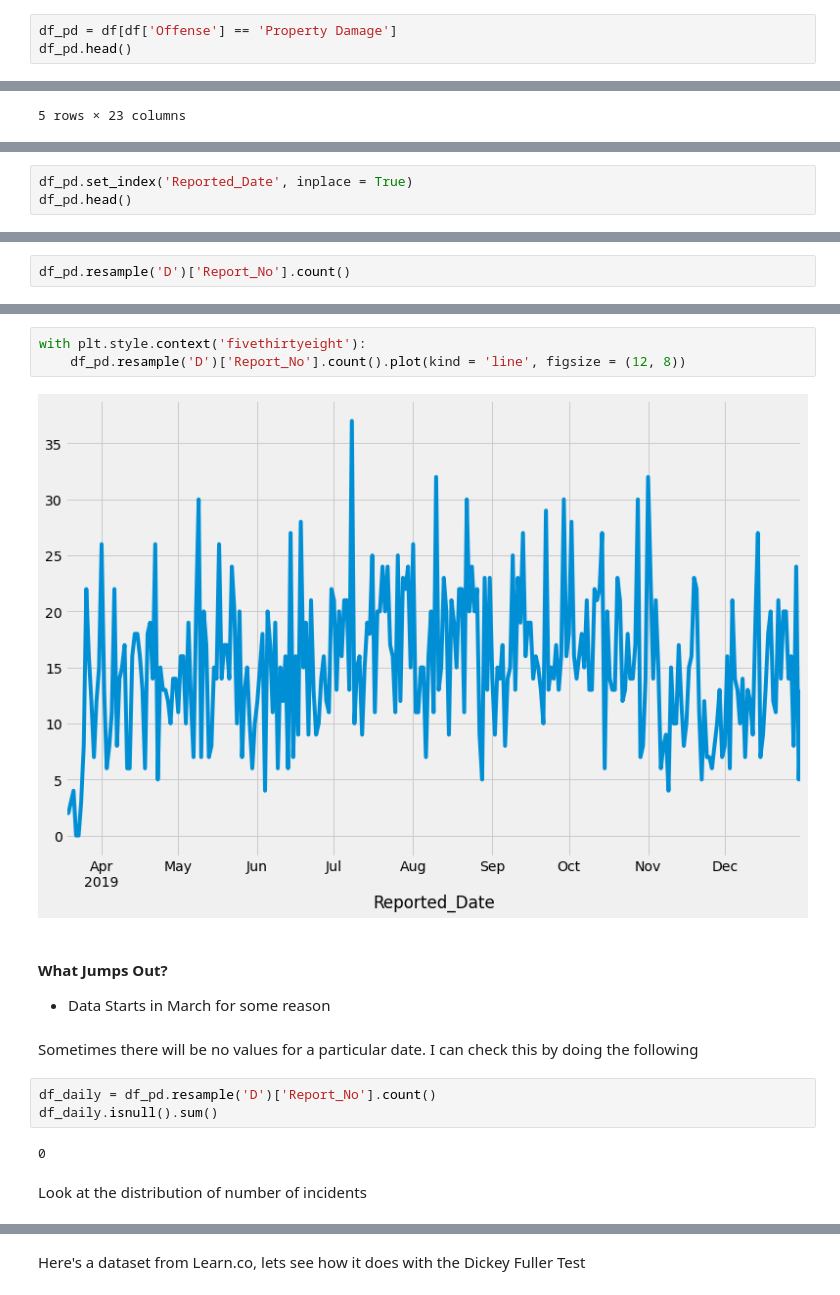
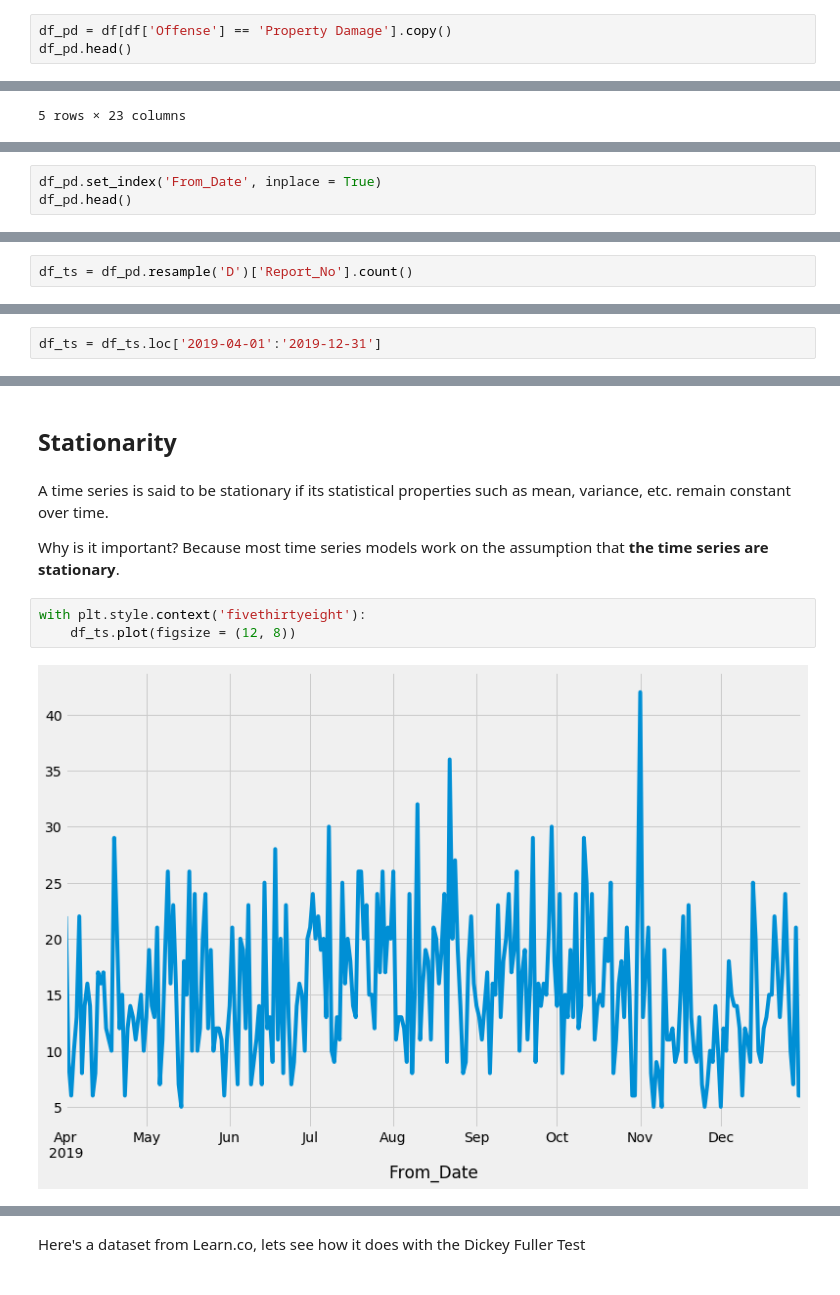
Before and after one commit to sik-flow/lesson_plans, a Jupyter notebook: Time_Series/Time_Series_Exploration/Time_Series_Exploration.ipynb, the cells around one changed output, grey strips where cells are left out. Drawn from its saved outputs; the diff is of its cells as text.

```diff
--- a/Time_Series/Time_Series_Exploration/Time_Series_Exploration.ipynb
+++ b/Time_Series/Time_Series_Exploration/Time_Series_Exploration.ipynb
@@ -36,5 +62,5 @@ I am going to look at the daily number of property damage incidents in Kansas Ci
 # %%
-df_pd = df[df['Offense'] == 'Property Damage']
+df_pd = df[df['Offense'] == 'Property Damage'].copy()
 df_pd.head()
 # %% [output]
 |  | Report_No | Reported_Date | Reported_Time | From_Date | From_Time | To_Date | To_Time | Offense | IBRS | ... |
@@ -81,4 +73,4 @@ I'm going to use `Reported_Date` Because there is not any missing values
 # %%
-df_pd.set_index('Reported_Date', inplace = True)
+df_pd.set_index('From_Date', inplace = True)
 df_pd.head()
 # %% [output]
@@ -121,2 +111,2 @@ DatetimeIndex(['2019-03-26', '2019-04-04', '2019-04-10', '2019-04-17',
 # %%
-df_pd.resample('D')['Report_No'].count()
+df_ts = df_pd.resample('D')['Report_No'].count()
@@ -136,0 +119,2 @@ Freq: D, Name: Report_No, Length: 289, dtype: int64
+# %%
+df_ts = df_ts.loc['2019-04-01':'2019-12-31']
@@ -137,17 +137,11 @@ Freq: D, Name: Report_No, Length: 289, dtype: int64
+# %% [markdown]
+## Stationarity
+# %% [markdown]
+A time series is said to be stationary if its statistical properties such as mean, variance, etc. remain constant over time.
+
+Why is it important? Because most time series models work on the assumption that **the time series are stationary**.
 # %%
 with plt.style.context('fivethirtyeight'):
-    df_pd.resample('D')['Report_No'].count().plot(kind = 'line', figsize = (12, 8))
+    df_ts.plot(figsize = (12, 8))
 # %% [output]
-[figure, old version]
+[figure, new version]
-# %% [markdown]
-#### What Jumps Out?
-- Data Starts in March for some reason
-# %% [markdown]
-Sometimes there will be no values for a particular date.  I can check this by doing the following
-# %%
-df_daily = df_pd.resample('D')['Report_No'].count()
-df_daily.isnull().sum()
-# %% [output]
-0
-# %% [markdown]
-Look at the distribution of number of incidents
```
Also changed, not shown: parts of 69 cells of this notebook, 28 other files.
